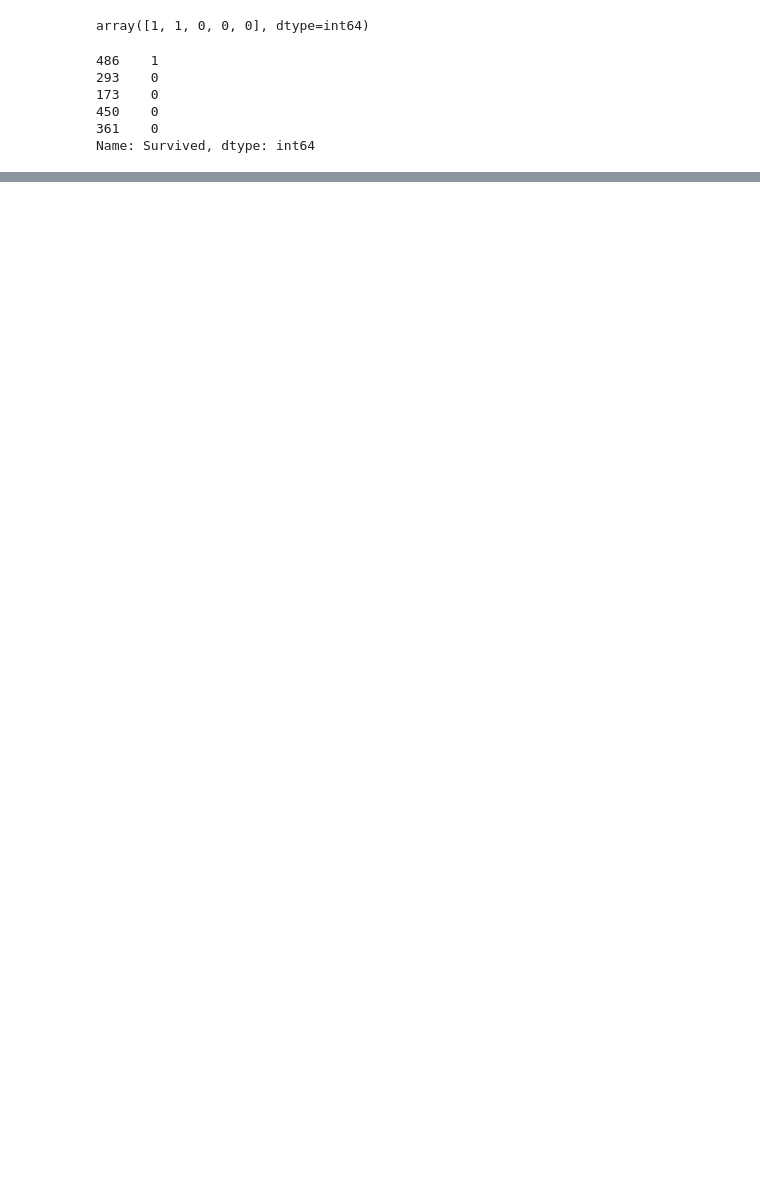
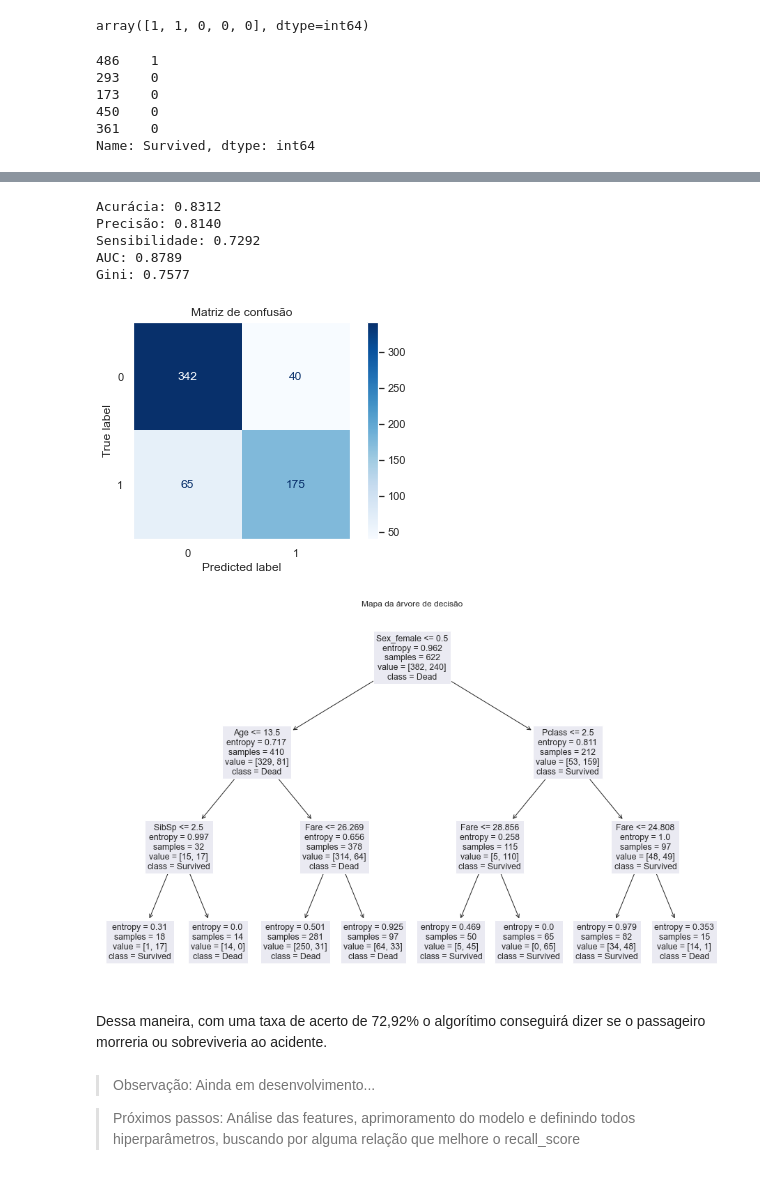
Before and after one commit to Alexandre-Leal/Projetos_iniciais, a Jupyter notebook: Titanic/Titanic.ipynb, the cells around one changed output, grey strips where cells are left out. Cells and saved outputs as stored; diff of their text form; code cells hidden in the pictures; blank space fills up the shorter version.

Commit message:
Analise com os dados de treino, gerando modelos

```diff
--- a/Titanic/Titanic.ipynb
+++ b/Titanic/Titanic.ipynb
@@ -503,0 +510,3 @@ plt.show()
+# %%
+df_model = pd.get_dummies(df.drop(['Name', 'Sex2', 'Class', 'Survived2', 'Ticket','Embarked', 'Parch'], axis = 1))
+df_model
@@ -503,0 +527,58 @@ plt.show()
+# %%
+tree = DecisionTreeClassifier(criterion = 'entropy', max_depth = 3) # Testando 3 retornou o maior recall_score sem overfitting
+
+# Entrada e saída
+X = df_model.drop(['Survived', 'PassengerId', 'Sex_male'], axis = 1)
+
+y = df_model['Survived']
+
+# Separando entre treino e validação
+X_train, X_validation, y_train, y_validation = train_test_split(X, y, test_size=0.3, random_state = 42)
+
+tree.fit(X_train, y_train)
+
+# Predição
+y_proba = tree.predict_proba(X_train)[:, 1] # A probabilidade de ser 1
+y_pred = tree.predict(X_train)
+
+# Acurácia
+print(f'Acurácia: {accuracy_score(y_train, y_pred):.4f}')
+
+# Precisão
+print(f'Precisão: {precision_score(y_train, y_pred):.4f}')
+
+# Acertando quem sobreviveu
+print(f'Sensibilidade: {recall_score(y_train, y_pred):.4f}')
+
+# ROC AUC
+print(f'AUC: {roc_auc_score(y_train, y_proba):.4f}')
+print(f'Gini: {roc_auc_score(y_train, y_proba) * 2 - 1:.4f}')
+
+print()
+# Matriz de confusão do modelo
+cm = confusion_matrix(y_train, y_pred)
+cm_display = ConfusionMatrixDisplay(cm)
+
+cm_display.plot(cmap = 'Blues')
+plt.title('Matriz de confusão')
+plt.grid(False)
+plt.show()
+
+plt.figure(figsize = (16,10))
+plot_tree(tree, feature_names = X.columns, class_names = ['Dead', 'Survived'])
+plt.title('Mapa da árvore de decisão')
+plt.show()
+# %% [output]
+Acurácia: 0.8312
+Precisão: 0.8140
+Sensibilidade: 0.7292
+AUC: 0.8789
+Gini: 0.7577
+[figure, added]
+[figure, added]
+# %% [markdown]
+Dessa maneira, com uma taxa de acerto de 72,92% o algorítimo conseguirá dizer se o passageiro morreria ou sobreviveria ao acidente.
+# %% [markdown]
+> Observação: Ainda em desenvolvimento...
+
+> Próximos passos: Análise das features, aprimoramento do modelo e definindo todos hiperparâmetros, buscando por alguma relação que melhore o recall_score
```
Also changed, not shown: parts of 16 cells of this notebook.
